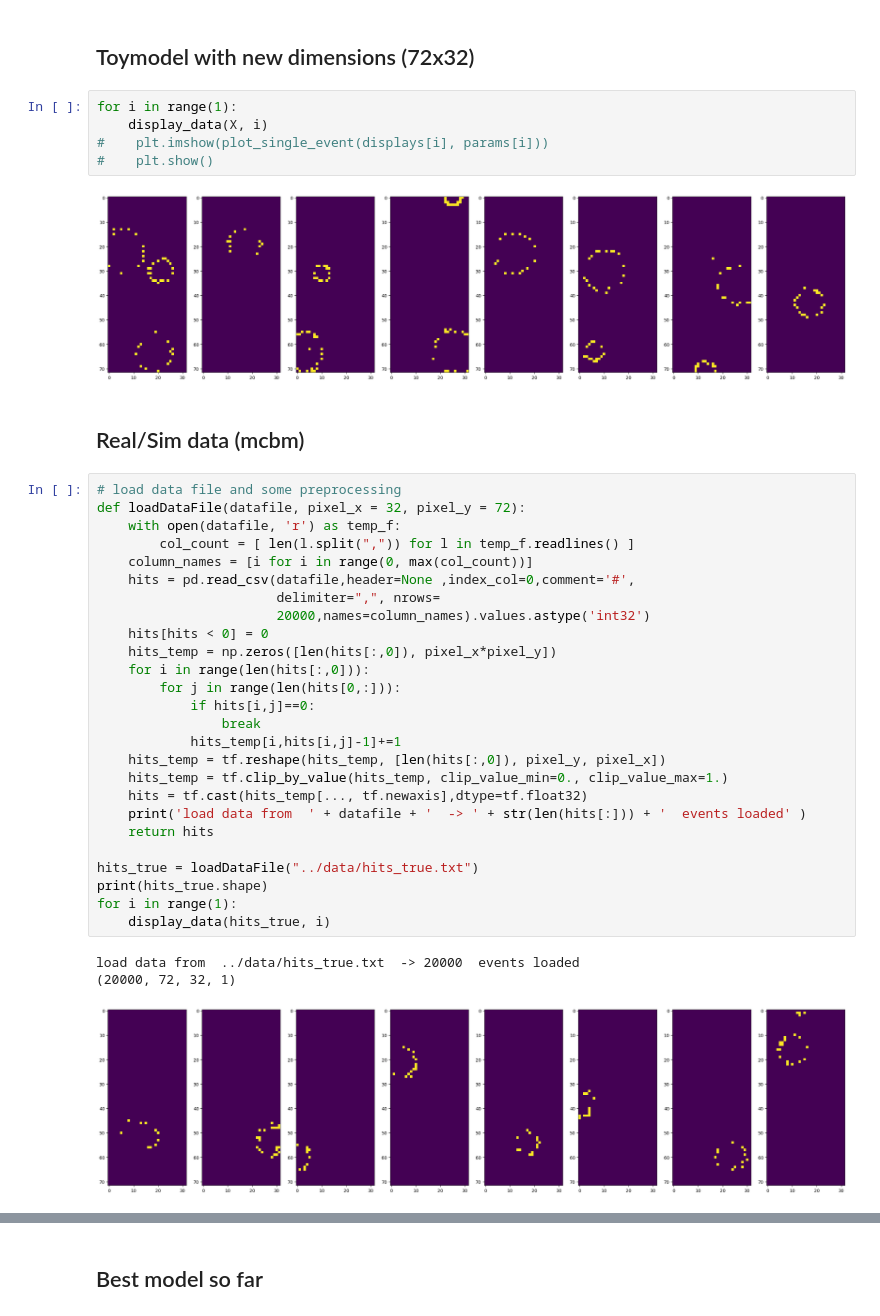
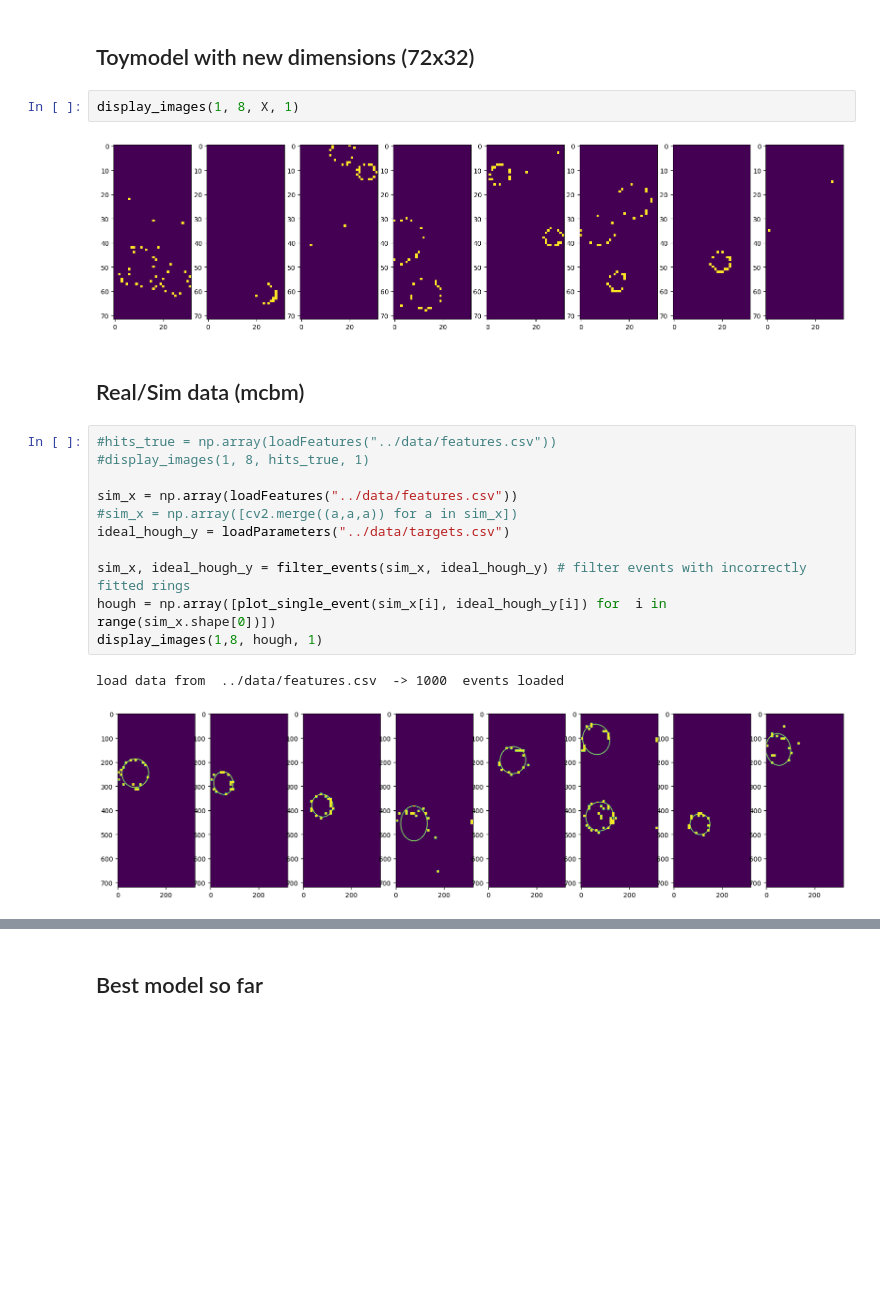
Before and after one commit to borkh/mcbm-ring-reco, a Jupyter notebook: notebooks/real_sim_data.ipynb, the cells around one changed output, grey strips where cells are left out. Saved outputs shown, nothing was run; the diff lists cells and outputs as text; blank space fills up the shorter version.

Commit message:
Renamed visual_functions.py to utils.py and added some functions. Edited notebooks.

```diff
--- a/notebooks/real_sim_data.ipynb
+++ b/notebooks/real_sim_data.ipynb
@@ -24,41 +31,22 @@ Welcome to JupyROOT 6.26/02
 # %% [markdown]
 ## Toymodel with new dimensions (72x32)
 # %%
-for i in range(1):
-    display_data(X, i)
-#    plt.imshow(plot_single_event(displays[i], params[i]))
-#    plt.show()
+display_images(1, 8, X, 1)
 # %% [output]
-[figure, old version]
+[figure, new version]
 # %% [markdown]
 ## Real/Sim data (mcbm)
 # %%
-# load data file and some preprocessing
-def loadDataFile(datafile, pixel_x = 32, pixel_y = 72):
-    with open(datafile, 'r') as temp_f:
-        col_count = [ len(l.split(",")) for l in temp_f.readlines() ]
-    column_names = [i for i in range(0, max(col_count))]
-    hits = pd.read_csv(datafile,header=None ,index_col=0,comment='#',
-                       delimiter=",", nrows=
-                       20000,names=column_names).values.astype('int32')
-    hits[hits < 0] = 0
-    hits_temp = np.zeros([len(hits[:,0]), pixel_x*pixel_y])
-    for i in range(len(hits[:,0])):
-        for j in range(len(hits[0,:])):
-            if hits[i,j]==0:
-                break
-            hits_temp[i,hits[i,j]-1]+=1
-    hits_temp = tf.reshape(hits_temp, [len(hits[:,0]), pixel_y, pixel_x])
-    hits_temp = tf.clip_by_value(hits_temp, clip_value_min=0., clip_value_max=1.)
-    hits = tf.cast(hits_temp[..., tf.newaxis],dtype=tf.float32)
-    print('load data from  ' + datafile + '  -> ' + str(len(hits[:])) + '  events loaded' )
-    return hits
+#hits_true = np.array(loadFeatures("../data/features.csv"))
+#display_images(1, 8, hits_true, 1)
 
-hits_true = loadDataFile("../data/hits_true.txt")
-print(hits_true.shape)
-for i in range(1):
-    display_data(hits_true, i)
+sim_x = np.array(loadFeatures("../data/features.csv"))
+#sim_x = np.array([cv2.merge((a,a,a)) for a in sim_x])
+ideal_hough_y = loadParameters("../data/targets.csv")
+
+sim_x, ideal_hough_y = filter_events(sim_x, ideal_hough_y) # filter events with incorrectly fitted rings
+hough = np.array([plot_single_event(sim_x[i], ideal_hough_y[i]) for  i in range(sim_x.shape[0])])
+display_images(1,8, hough, 1)
 # %% [output]
-load data from  ../data/hits_true.txt  -> 20000  events loaded
-(20000, 72, 32, 1)
+load data from  ../data/features.csv  -> 1000  events loaded
-[figure, old version]
+[figure, new version]
```
Also changed, not shown: parts of 3 cells of this notebook, 8 other files.
